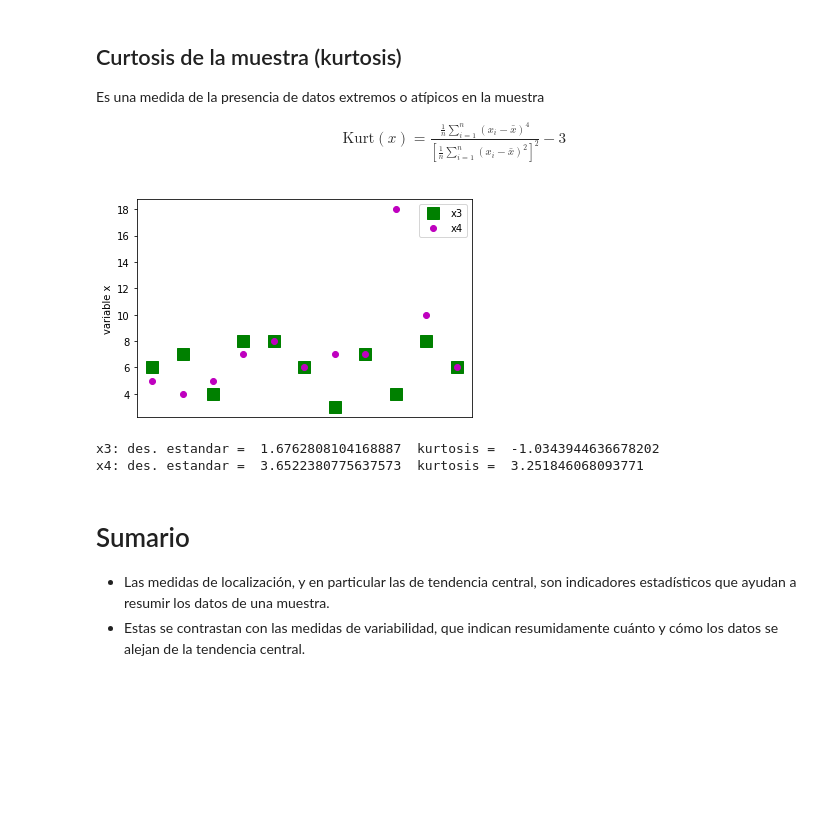
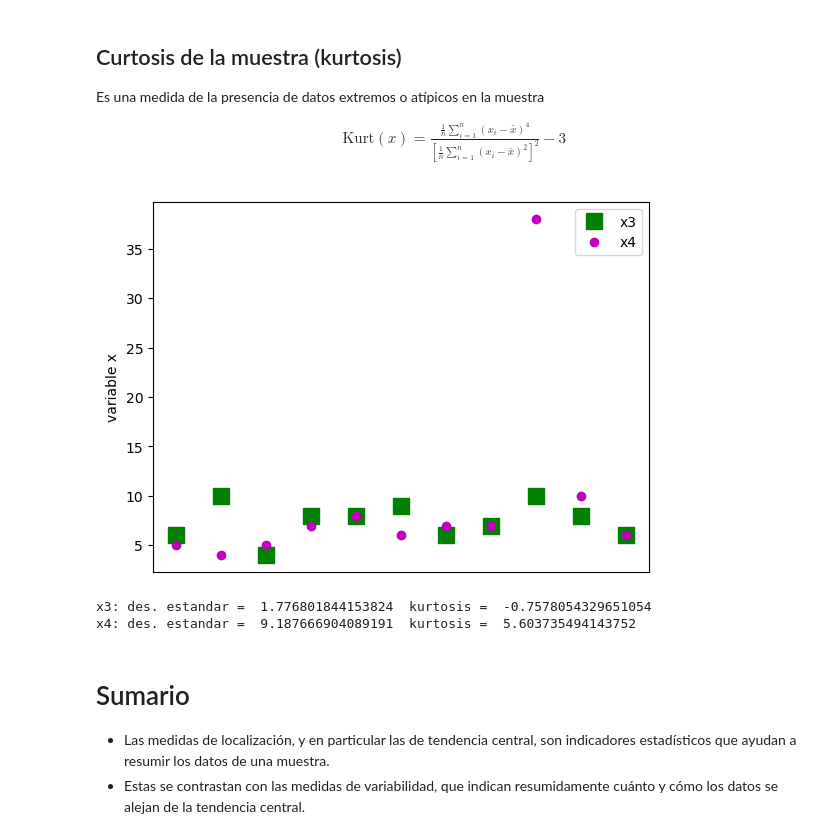
Before and after one commit to fleaman-udec/estadistica-probabilidades, a Jupyter notebook: EyP-01-MedidasLocalizacionVariabilidad.ipynb, the cells around one changed output. Saved outputs shown, nothing was run; the diff lists cells and outputs as text; code cells hidden in the pictures; blank space fills up the shorter version.

```diff
--- a/EyP-01-MedidasLocalizacionVariabilidad.ipynb
+++ b/EyP-01-MedidasLocalizacionVariabilidad.ipynb
@@ -274,19 +268,19 @@ Es una medida de la presencia de datos extremos o atípicos en la muestra
     \text{Kurt}(x) =  \frac{ \tfrac{1}{n} \sum_{i=1}^{n} (x_{i} - \bar{x})^{4} }{ \left[ \tfrac{1}{n} \sum_{i=1}^{n} (x_{i} - \bar{x})^{2} \right]^{2} } - 3
 \end{align}
 # %%
-x3 = np.array([6, 7, 4, 8, 8, 6, 3, 7, 4, 8, 6])
-x4 = np.array([5, 4, 5, 7, 8, 6, 7, 7, 18, 10, 6])
+x3 = np.array([6, 10, 4, 8, 8, 9, 6, 7, 10, 8, 6])
+x4 = np.array([5, 4, 5, 7, 8, 6, 7, 7, 38, 10, 6])
 
 plt.plot(x3, 'sg', markersize=12, label='x3'), plt.plot(x4, 'om', label='x4')
 plt.tick_params(axis='x', bottom=False, labelbottom=False), plt.ylabel('variable x')
 plt.legend(), plt.show()
 
 print('x3: des. estandar = ', np.std(x3), ' kurtosis = ', stats.kurtosis(x3, fisher=True))
 print('x4: des. estandar = ', np.std(x4), ' kurtosis = ', stats.kurtosis(x4, fisher=True))
 # %% [output]
-[figure, old version]
+[figure, new version]
-x3: des. estandar =  1.6762808104168887  kurtosis =  -1.0343944636678202
-x4: des. estandar =  3.6522380775637573  kurtosis =  3.251846068093771
+x3: des. estandar =  1.776801844153824  kurtosis =  -0.7578054329651054
+x4: des. estandar =  9.187666904089191  kurtosis =  5.603735494143752
 # %% [markdown]
 # Sumario
 
```
Also changed, not shown: parts of 7 cells of this notebook, 8 other files.
